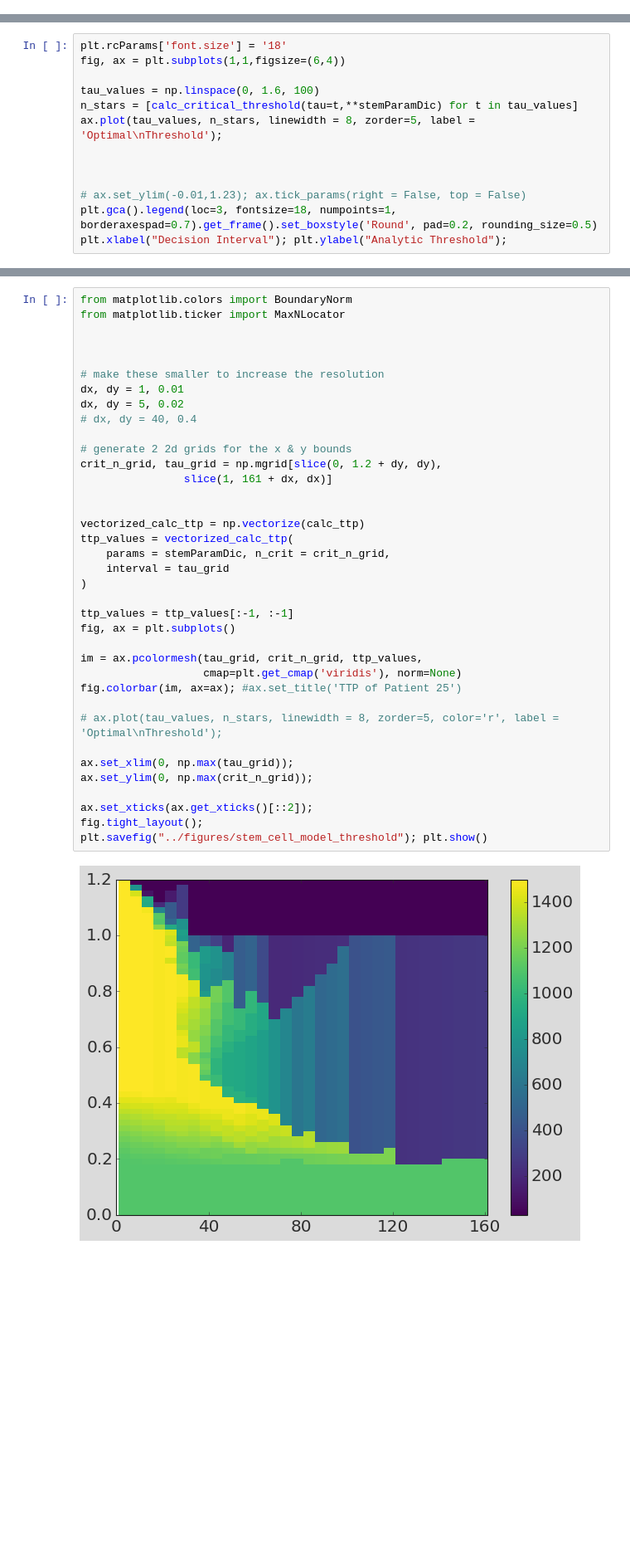
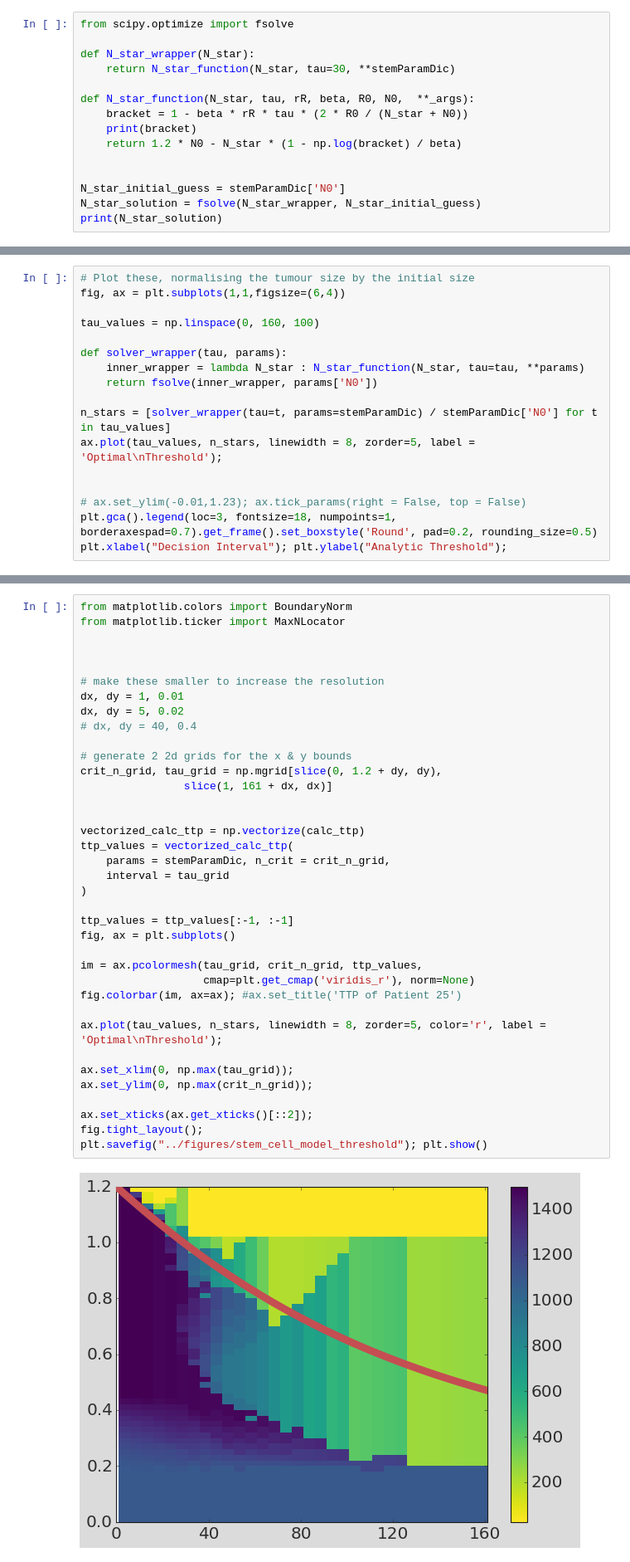
Before and after one commit to KCGallagher/AT_Model_Comparison, a Jupyter notebook: stem_cell_model/critical_threshold.ipynb, the cells around one changed output, grey strips where cells are left out. Shown at 83% size. Saved outputs shown, nothing was run; the diff lists cells and outputs as text; blank space fills up the shorter version.

Commit message:
First pass critical threshold

```diff
--- a/stem_cell_model/critical_threshold.ipynb
+++ b/stem_cell_model/critical_threshold.ipynb
@@ -119,0 +127,15 @@ Mean TTP for Stem Cell Model under Continuous Therapy is 27 days
+# %%
+from scipy.optimize import fsolve
+
+def N_star_wrapper(N_star):
+    return N_star_function(N_star, tau=30, **stemParamDic)
+
+def N_star_function(N_star, tau, rR, beta, R0, N0,  **_args):
+    bracket = 1 - beta * rR * tau * (2 * R0 / (N_star + N0))
+    print(bracket)
+    return 1.2 * N0 - N_star * (1 - np.log(bracket) / beta)
+
+
+N_star_initial_guess = stemParamDic['N0']
+N_star_solution = fsolve(N_star_wrapper, N_star_initial_guess)
+print(N_star_solution)
@@ -221,11 +229,15 @@ print(N_star_solution)
 # %%
-plt.rcParams['font.size'] = '18'
+# Plot these, normalising the tumour size by the initial size
 fig, ax = plt.subplots(1,1,figsize=(6,4))
 
-tau_values = np.linspace(0, 1.6, 100)
-n_stars = [calc_critical_threshold(tau=t,**stemParamDic) for t in tau_values]
+tau_values = np.linspace(0, 160, 100)
+
+def solver_wrapper(tau, params):
+    inner_wrapper = lambda N_star : N_star_function(N_star, tau=tau, **params)
+    return fsolve(inner_wrapper, params['N0'])
+
+n_stars = [solver_wrapper(tau=t, params=stemParamDic) / stemParamDic['N0'] for t in tau_values]
 ax.plot(tau_values, n_stars, linewidth = 8, zorder=5, label = 'Optimal\nThreshold');
-
 
 
 # ax.set_ylim(-0.01,1.23); ax.tick_params(right = False, top = False)
@@ -242,33 +254,33 @@ from matplotlib.ticker import MaxNLocator
 # make these smaller to increase the resolution
 dx, dy = 1, 0.01
 dx, dy = 5, 0.02
 # dx, dy = 40, 0.4
 
 # generate 2 2d grids for the x & y bounds
 crit_n_grid, tau_grid = np.mgrid[slice(0, 1.2 + dy, dy),
                 slice(1, 161 + dx, dx)]
 
 
 vectorized_calc_ttp = np.vectorize(calc_ttp)
 ttp_values = vectorized_calc_ttp(
     params = stemParamDic, n_crit = crit_n_grid,
     interval = tau_grid
 )
 
 ttp_values = ttp_values[:-1, :-1]
 fig, ax = plt.subplots()
 
 im = ax.pcolormesh(tau_grid, crit_n_grid, ttp_values,
-                   cmap=plt.get_cmap('viridis'), norm=None)
+                   cmap=plt.get_cmap('viridis_r'), norm=None)
 fig.colorbar(im, ax=ax); #ax.set_title('TTP of Patient 25')
 
-# ax.plot(tau_values, n_stars, linewidth = 8, zorder=5, color='r', label = 'Optimal\nThreshold');
+ax.plot(tau_values, n_stars, linewidth = 8, zorder=5, color='r', label = 'Optimal\nThreshold');
 
 ax.set_xlim(0, np.max(tau_grid));
 ax.set_ylim(0, np.max(crit_n_grid));
 
 ax.set_xticks(ax.get_xticks()[::2]);
 fig.tight_layout();
 plt.savefig("../figures/stem_cell_model_threshold"); plt.show()
 # %% [output]
-[figure, old version]
+[figure, new version]
```
Also changed, not shown: parts of 5 cells of this notebook, 1 other file.
